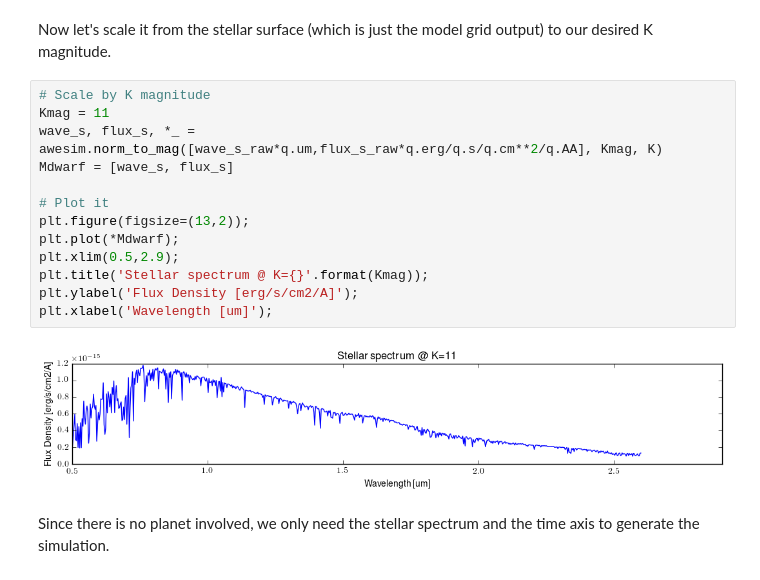
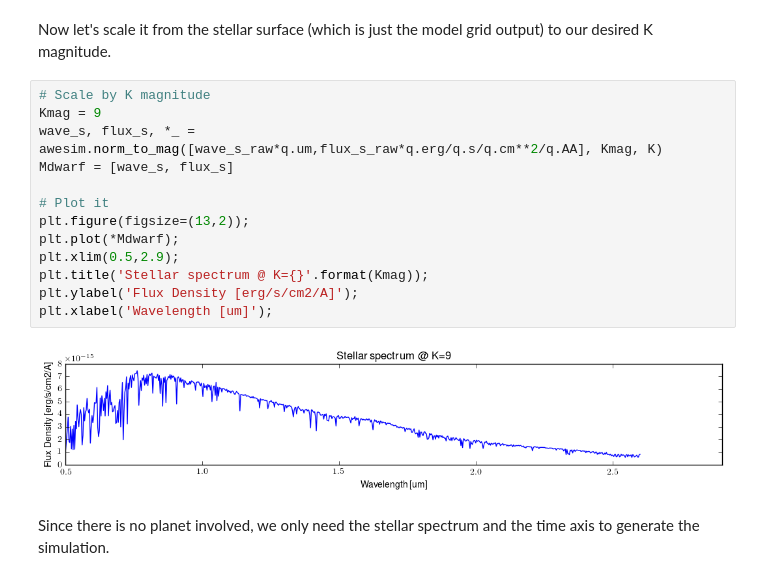
Before and after one commit to spacetelescope/awesimsoss, a Jupyter notebook: notebooks/AWESim_SOSS.ipynb, the cells around one changed output. Drawn from its saved outputs; the diff is of its cells as text.

```diff
--- a/notebooks/AWESim_SOSS.ipynb
+++ b/notebooks/AWESim_SOSS.ipynb
@@ -71,19 +71,19 @@ Run time in seconds:  10.53847599029541
 Now let's scale it from the stellar surface (which is just the model grid output) to our desired K magnitude.
 # %%
 # Scale by K magnitude
-Kmag = 11
+Kmag = 9
 wave_s, flux_s, *_ = awesim.norm_to_mag([wave_s_raw*q.um,flux_s_raw*q.erg/q.s/q.cm**2/q.AA], Kmag, K)
 Mdwarf = [wave_s, flux_s]
 
 # Plot it
 plt.figure(figsize=(13,2));
 plt.plot(*Mdwarf);
 plt.xlim(0.5,2.9);
 plt.title('Stellar spectrum @ K={}'.format(Kmag));
 plt.ylabel('Flux Density [erg/s/cm2/A]');
 plt.xlabel('Wavelength [um]');
 # %% [output]
-[figure, old version]
+[figure, new version]
 # %% [markdown]
 Since there is no planet involved, we only need the stellar spectrum and the time axis to generate the simulation.
 # %%
```
Also changed, not shown: parts of 5 cells of this notebook, 3 other files.
